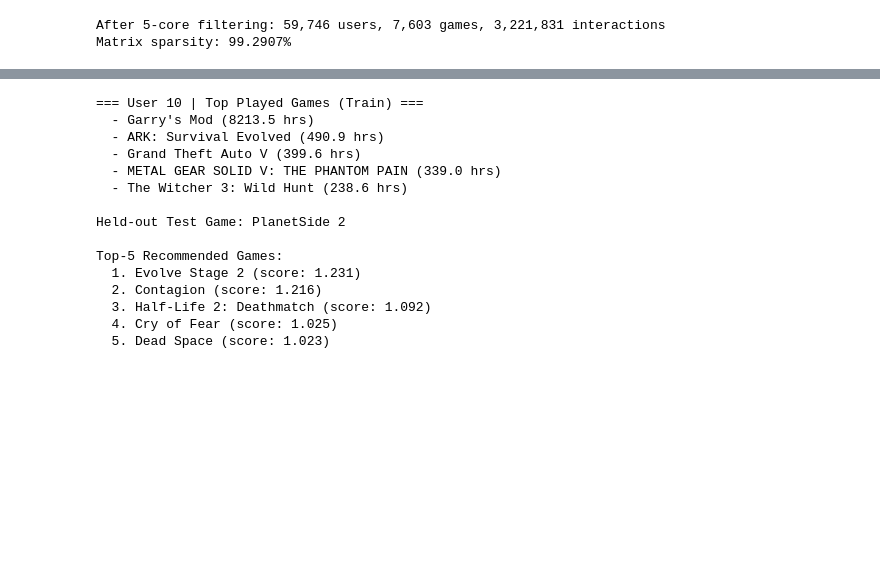
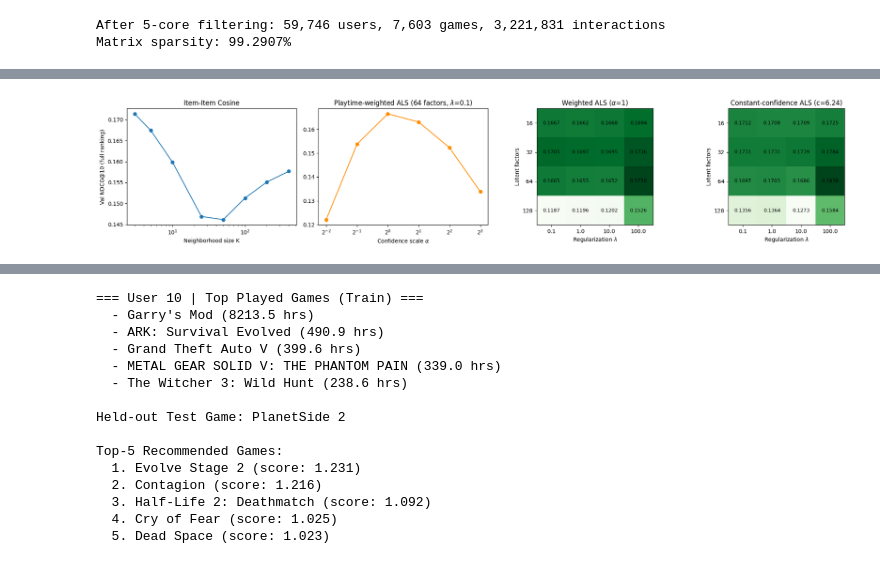
Before and after one commit to jeremysu99/cse158_assignment2, a Jupyter notebook: assignment2.ipynb, the cells around one changed output, grey strips where cells are left out. Drawn from its saved outputs; the diff is of its cells as text; code cells hidden in the pictures; blank space fills up the shorter version.

```diff
--- a/assignment2.ipynb
+++ b/assignment2.ipynb
@@ -233,0 +605,24 @@ display(results_df.round(4))
+# %%
+fig, axes = plt.subplots(1, 4, figsize=(20, 4))
+
+axes[0].plot(cos_K_grid, [cos_val[k] for k in cos_K_grid], marker="o")
+axes[0].set_xscale("log"); axes[0].set_xlabel("Neighborhood size K"); axes[0].set_ylabel("Val NDCG@10 (full ranking)")
+axes[0].set_title("Item-Item Cosine")
+
+axes[1].plot(alpha_grid, [alpha_val[a] for a in alpha_grid], marker="o", color="darkorange")
+axes[1].set_xscale("log", base=2); axes[1].set_xlabel(r"Confidence scale $\alpha$")
+axes[1].set_title("Playtime-weighted ALS (64 factors, $\\lambda$=0.1)")
+
+for ax, grid, title in [(axes[2], grid_w, f"Weighted ALS ($\\alpha$={best_alpha})"),
+                        (axes[3], grid_c, f"Constant-confidence ALS (c={best_wmean:.2f})")]:
+    im = ax.imshow(grid.values.astype(float), cmap="Greens")
+    ax.set_xticks(range(len(reg_grid)), [str(r) for r in reg_grid]); ax.set_xlabel(r"Regularization $\lambda$")
+    ax.set_yticks(range(len(factor_grid)), factor_grid); ax.set_ylabel("Latent factors")
+    for i in range(len(factor_grid)):
+        for j in range(len(reg_grid)):
+            ax.text(j, i, f"{grid.values[i, j]:.4f}", ha="center", va="center", fontsize=9)
+    ax.set_title(title)
+plt.tight_layout()
+plt.show()
+# %% [output]
+[figure, added]
```
Also changed, not shown: parts of 53 cells of this notebook, 1 other file.
